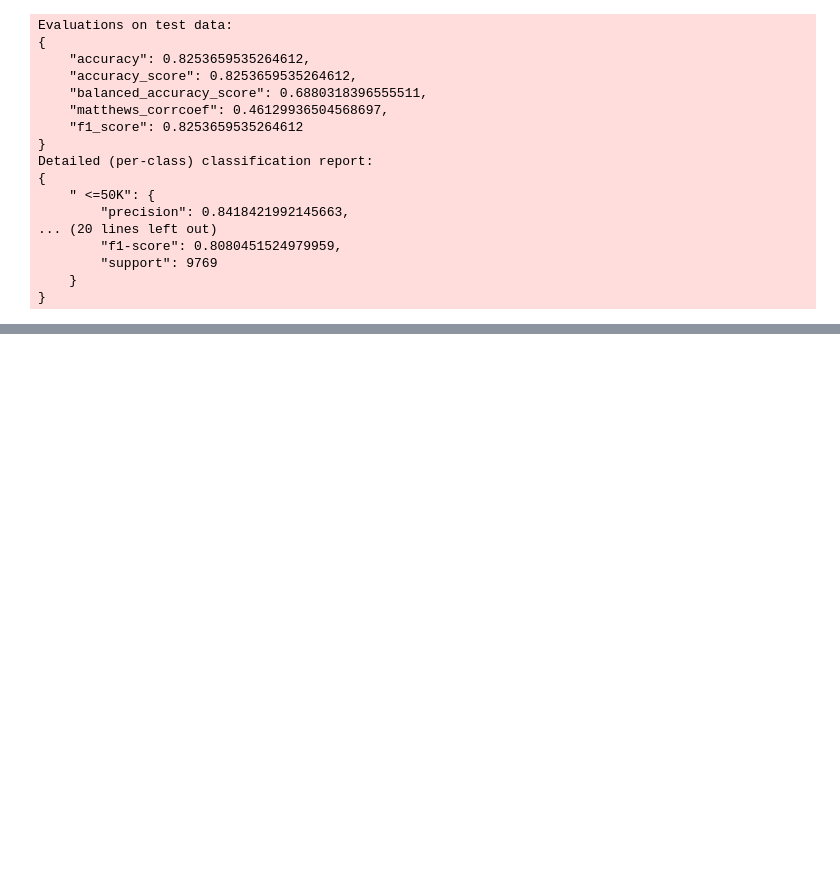
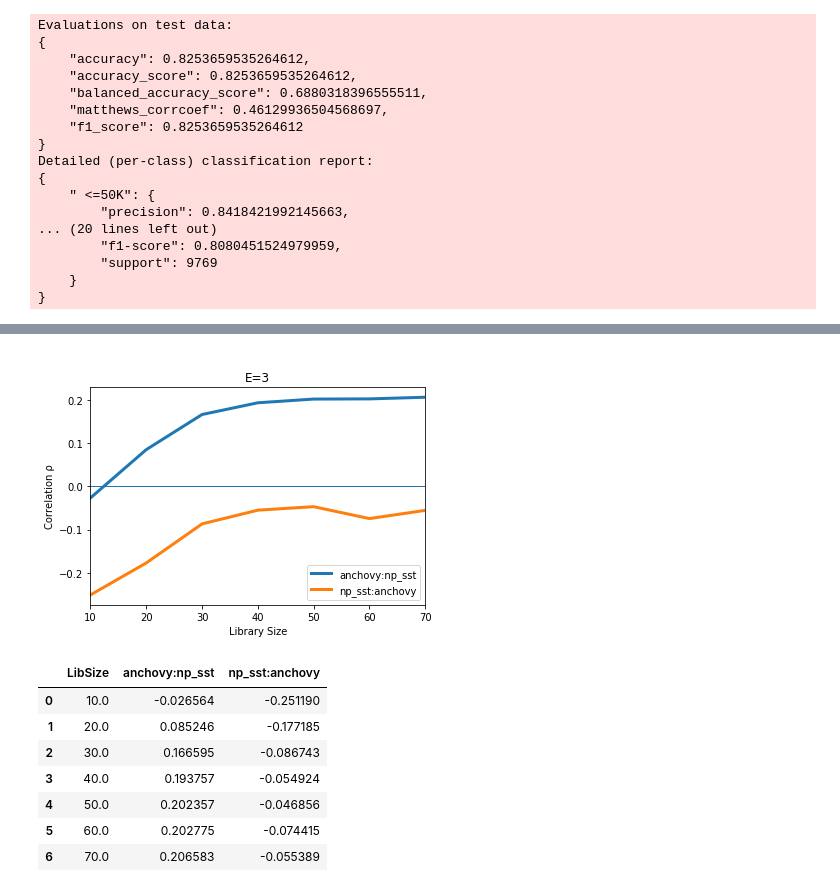
Before and after one commit to balcomes/keras-autoencoders, a Jupyter notebook: StyleSandbox.ipynb, the cells around one changed output, grey strips where cells are left out. Saved outputs shown, nothing was run; the diff lists cells and outputs as text; code cells hidden in the pictures; blank space fills up the shorter version.

```diff
--- a/StyleSandbox.ipynb
+++ b/StyleSandbox.ipynb
@@ -509,0 +612,20 @@ performance = predictor_age.evaluate(test_data)
+# %%
+pyEDM.CCM(dataFrame = pyEDM.sampleData["sardine_anchovy_sst"],
+          E = 3,
+          Tp = 0,
+          columns = "anchovy",
+          target = "np_sst",
+          libSizes = "10 70 10",
+          sample = 100,
+          verbose = True,
+          showPlot = True)
+# %% [output]
+[figure, added]
+|  | LibSize | anchovy:np_sst | np_sst:anchovy |
+| 0 | 10.0 | -0.026564 | -0.251190 |
+| 1 | 20.0 | 0.085246 | -0.177185 |
+| 2 | 30.0 | 0.166595 | -0.086743 |
+| 3 | 40.0 | 0.193757 | -0.054924 |
+| 4 | 50.0 | 0.202357 | -0.046856 |
+| 5 | 60.0 | 0.202775 | -0.074415 |
+| 6 | 70.0 | 0.206583 | -0.055389 |
```
Also changed, not shown: parts of 9 cells of this notebook.
